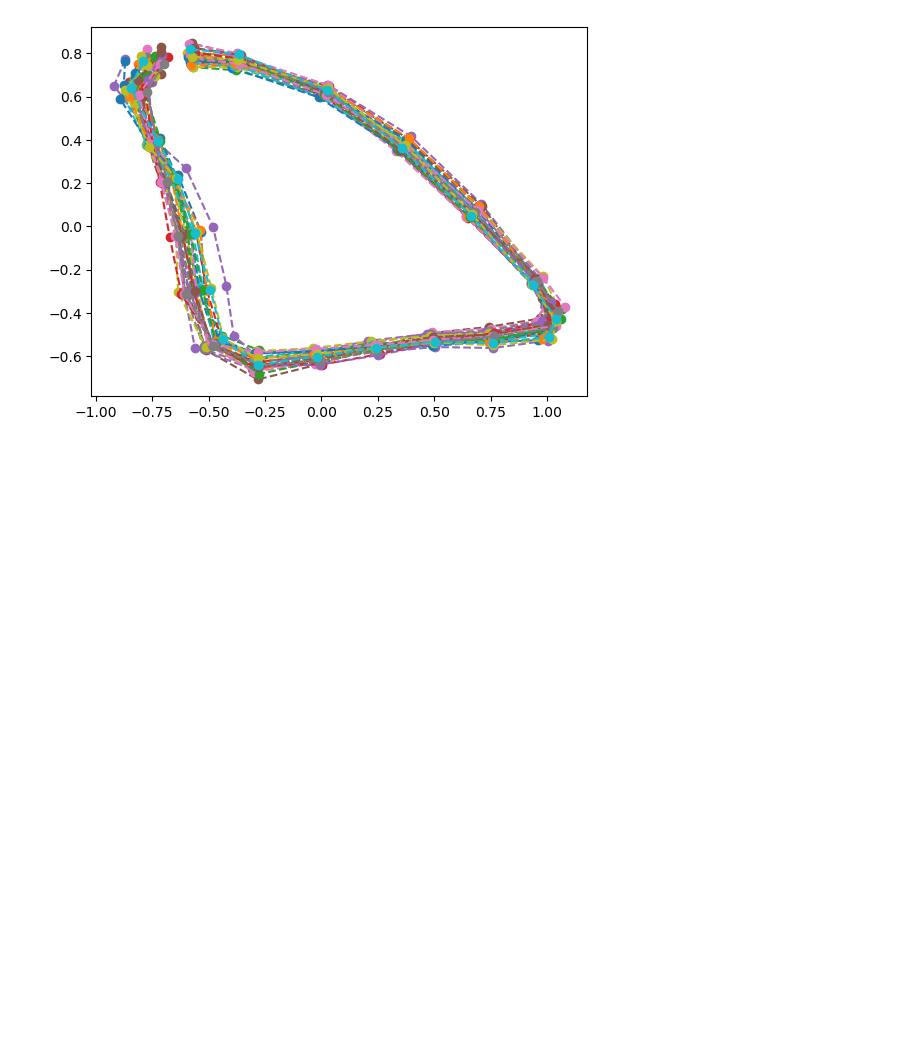
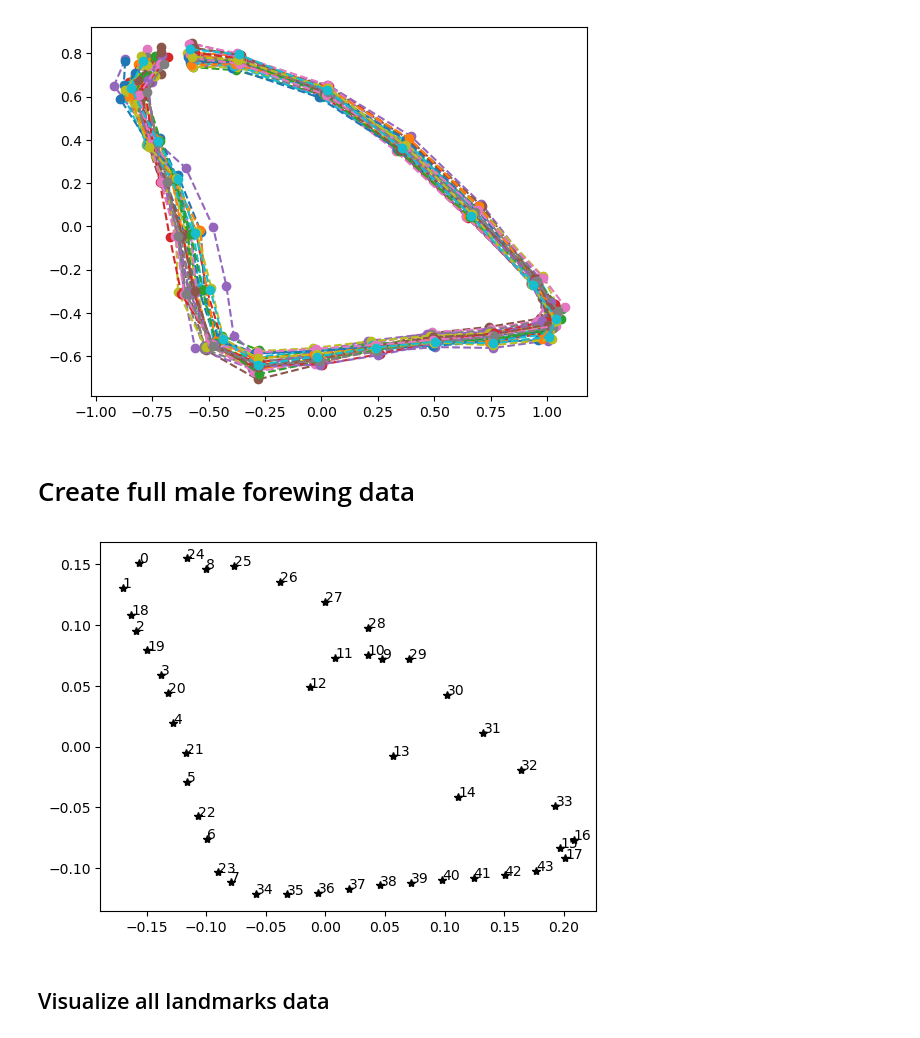
Before and after one commit to sofiastroustrup/stochastic_phylogenetic_models_of_shape, a Jupyter notebook: chazot/dataprep.ipynb, the cells around one changed output. Cells and saved outputs as stored; diff of their text form; code cells hidden in the pictures; blank space fills up the shorter version.

```diff
--- a/chazot/dataprep.ipynb
+++ b/chazot/dataprep.ipynb
@@ -94,3 +102,14 @@ for i in range(forewing.shape[1]):
   0.662509   0.049657   0.356092   0.360941   0.024746   0.630559
  -0.367203   0.7951755 -0.580402   0.819092 ]
 [figure]
+# %% [markdown]
+# Create full male forewing data
+# %%
+ex_wing = np.array(male_data.iloc[0,8::])
+# reorder landmarks for plotting
+plt.plot(ex_wing[::2], ex_wing[1::2], '*', color='black')
+n = list(range(len(ex_wing[::2])))
+for i, txt in enumerate(n):
+    plt.annotate(txt, (ex_wing[::2][i], ex_wing[1::2][i]))
+# %% [output]
+[figure, added]
@@ -96,0 +129,2 @@ for i in range(forewing.shape[1]):
+# %% [markdown]
+## Visualize all landmarks data
```
Also changed, not shown: parts of 23 cells of this notebook, 11 other files.
